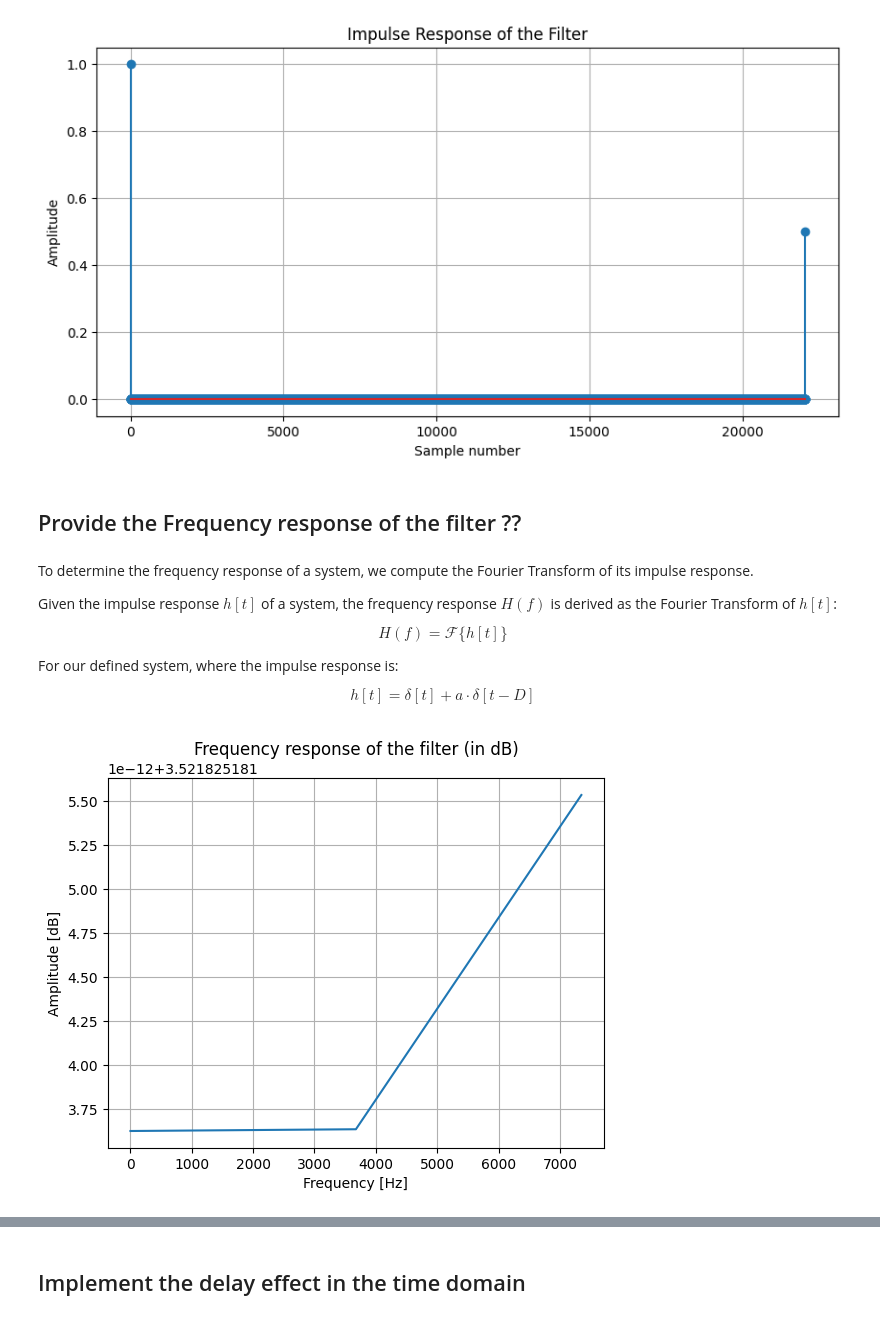
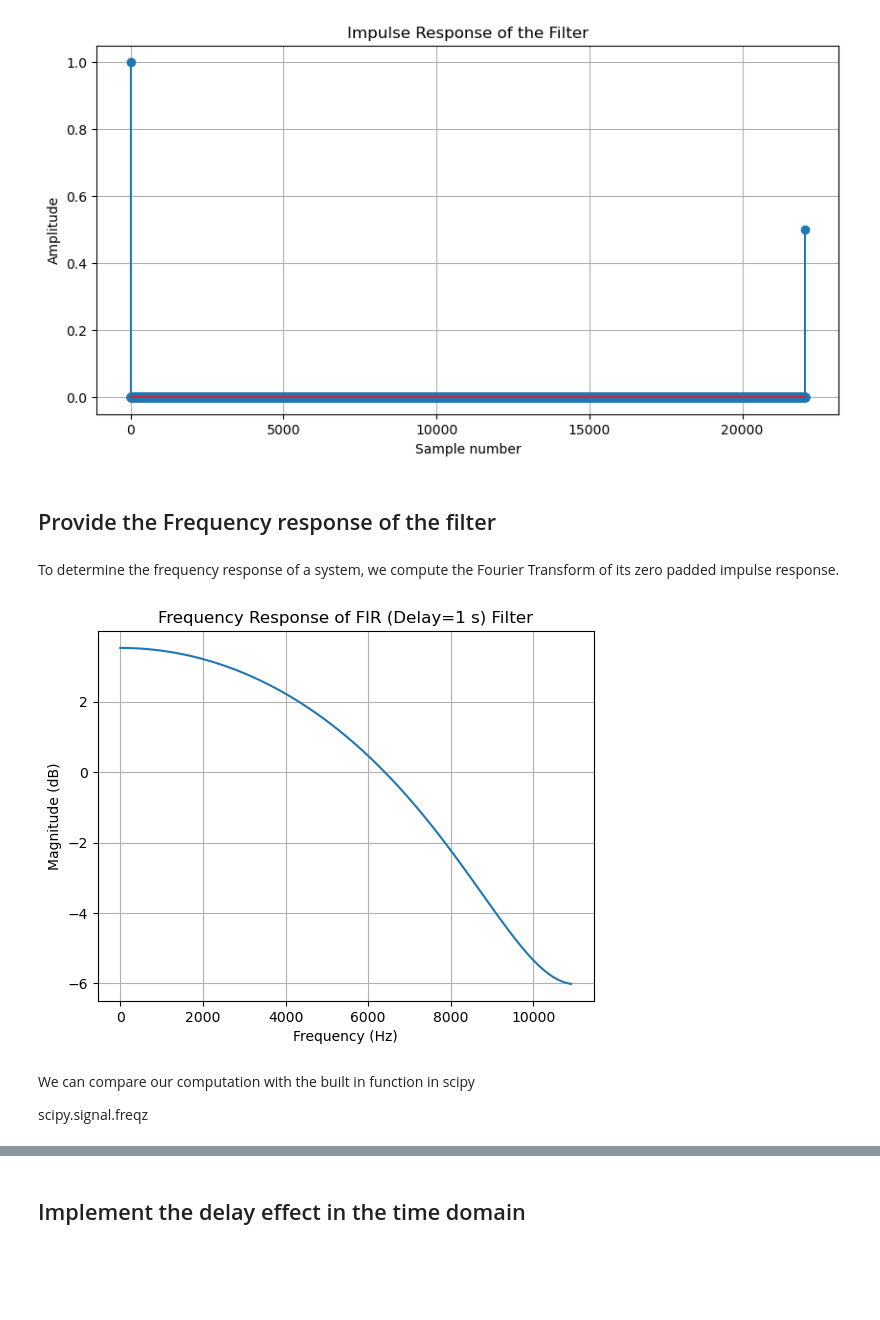
Before and after one commit to jacobo-r/Signal_Processing, a Jupyter notebook: TP2_FIR.ipynb, the cells around one changed output, grey strips where cells are left out. Cells and saved outputs as stored; diff of their text form; code cells hidden in the pictures; blank space fills up the shorter version.

```diff
--- a/TP2_FIR.ipynb
+++ b/TP2_FIR.ipynb
@@ -87,34 +78,40 @@ plt.show()
 # %% [output]
 [figure]
 # %% [markdown]
-## Provide the Frequency response of the filter ??
+## Provide the Frequency response of the filter
-# %% [markdown]
-To determine the frequency response of a system, we compute the Fourier Transform of its impulse response.
-
-Given the impulse response $h[t]$ of a system, the frequency response  $H(f)$ is derived as the Fourier Transform of $h[t]$:
-
-$$
-H(f) = \mathcal{F}\{h[t]\}
-$$
-
-For our defined system, where the impulse response is:
-
-$$
-h[t] = \delta[t] + a \cdot \delta[t - D]
-$$
-# %%
-N = len(y)
-fs = sr
-T = N / fs
-W, H = freqz(h, 1, round(T/2), fs=fs)
-
-# Plot the frequency response
-plt.figure(1)
-plt.plot(W, 20 * np.log10(np.abs(H) + np.finfo(float).eps))
-plt.title('Frequency response of the filter (in dB)')
-plt.xlabel('Frequency [Hz]')
-plt.ylabel('Amplitude [dB]')
-plt.grid(True)
-plt.show()
-# %% [output]
-[figure, removed]
+# %% [markdown]
+To determine the frequency response of a system, we compute the Fourier Transform of its zero padded impulse response.
+# %%
+# Sample rate
+fs = sr
+
+# Filter params
+alpha = 0.5
+D = 1
+
+# Impulse response of the delay FIR filter
+h =  np.concatenate([[1], np.zeros(D-1), [alpha]])
+
+# Zero padding for a smoother frequency response
+n_fft = len(h) * 100  # zero-padding chosen for smoothness in the plot
+h_padded = np.pad(h, (0, n_fft - len(h)))
+
+# Compute the FFT of the zero-padded impulse response
+H = np.fft.fft(h_padded)
+
+# Compute the frequency axis for plotting
+freqs = np.fft.fftfreq(n_fft, 1/fs)
+
+# Plot the magnitude of the frequency response
+plt.plot(freqs[:n_fft//2], 20*np.log10(np.abs(H[:n_fft//2])))  # Plot in dB
+plt.xlabel('Frequency (Hz)')
+plt.ylabel('Magnitude (dB)')
+plt.title(f'Frequency Response of FIR (Delay={D} s) Filter')
+plt.grid(True)
+plt.show()
+# %% [output]
+[figure, added]
+# %% [markdown]
+We can compare our computation with the built in function in scipy
+
+scipy.signal.freqz
```
Also changed, not shown: parts of 13 cells of this notebook, 5 other files.
